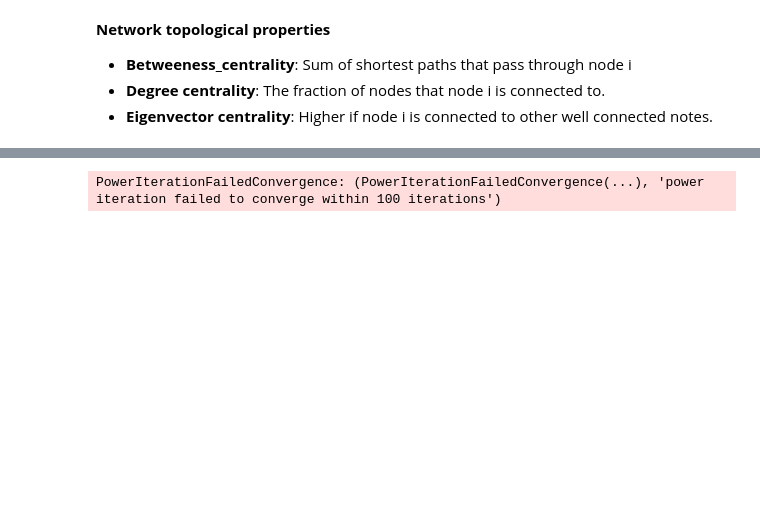
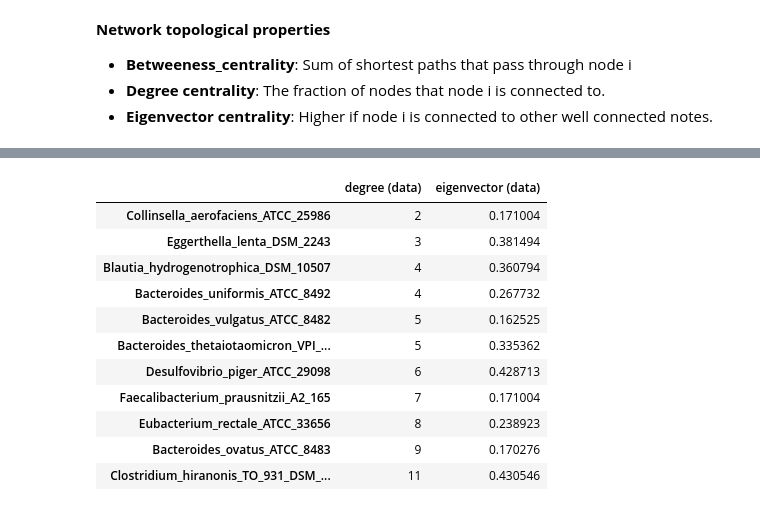
Before and after one commit to IdunBurgos/SteadierCom-Case-Studies, a Jupyter notebook: notebooks/2.2. Analyze SteadierCom results - cooperation- frequency - networks - between members.ipynb, the cells around one changed output, grey strips where cells are left out. Drawn from its saved outputs; the diff is of its cells as text; code cells hidden in the pictures; blank space fills up the shorter version.

```diff
--- a/notebooks/2.2. Analyze SteadierCom results - cooperation- frequency - networks - between members.ipynb
+++ b/notebooks/2.2. Analyze SteadierCom results - cooperation- frequency - networks - between members.ipynb
@@ -229,5 +145,17 @@ centrality_metrics_SP
 # %%
-centrality_metrics(network_data,SP_centrality=False).sort_values("degree (data)")
+centrality_metrics_notSP = networks.cooperation_centrality_metrics(network_data,SP_centrality=False).sort_values("degree (data)")
+centrality_metrics_notSP
 # %% [output]
-PowerIterationFailedConvergence: (PowerIterationFailedConvergence(...), 'power iteration failed to converge within 100 iterations')
+|  | degree (data) | eigenvector (data) |
+| Collinsella_aerofaciens_ATCC_25986 | 2 | 0.171004 |
+| Eggerthella_lenta_DSM_2243 | 3 | 0.381494 |
+| Blautia_hydrogenotrophica_DSM_10507 | 4 | 0.360794 |
+| Bacteroides_uniformis_ATCC_8492 | 4 | 0.267732 |
+| Bacteroides_vulgatus_ATCC_8482 | 5 | 0.162525 |
+| Bacteroides_thetaiotaomicron_VPI_... | 5 | 0.335362 |
+| Desulfovibrio_piger_ATCC_29098 | 6 | 0.428713 |
+| Faecalibacterium_prausnitzii_A2_165 | 7 | 0.171004 |
+| Eubacterium_rectale_ATCC_33656 | 8 | 0.238923 |
+| Bacteroides_ovatus_ATCC_8483 | 9 | 0.170276 |
+| Clostridium_hiranonis_TO_931_DSM_... | 11 | 0.430546 |
 # %%
```
Also changed, not shown: parts of 58 cells of this notebook, 1 other file.
